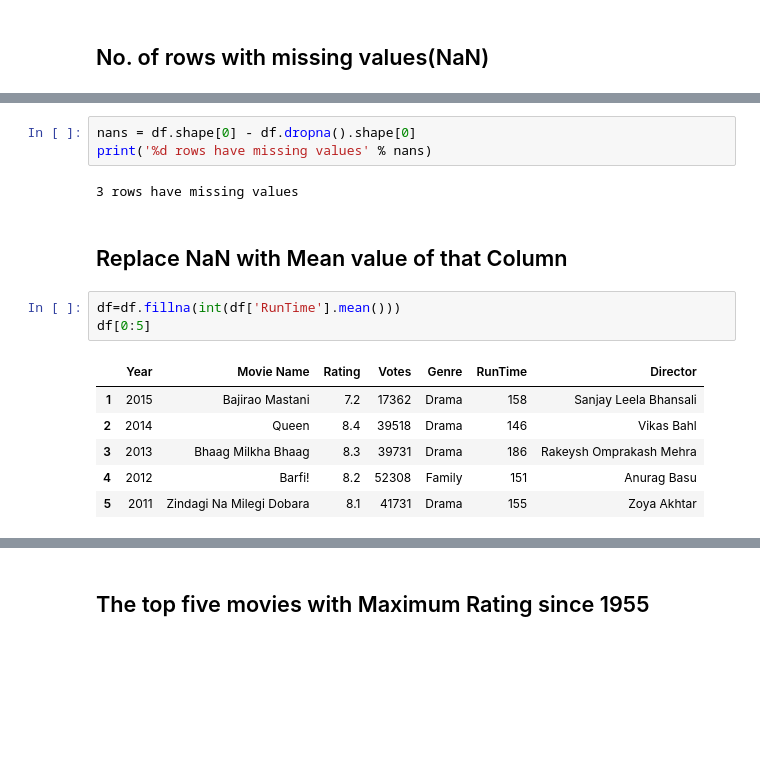
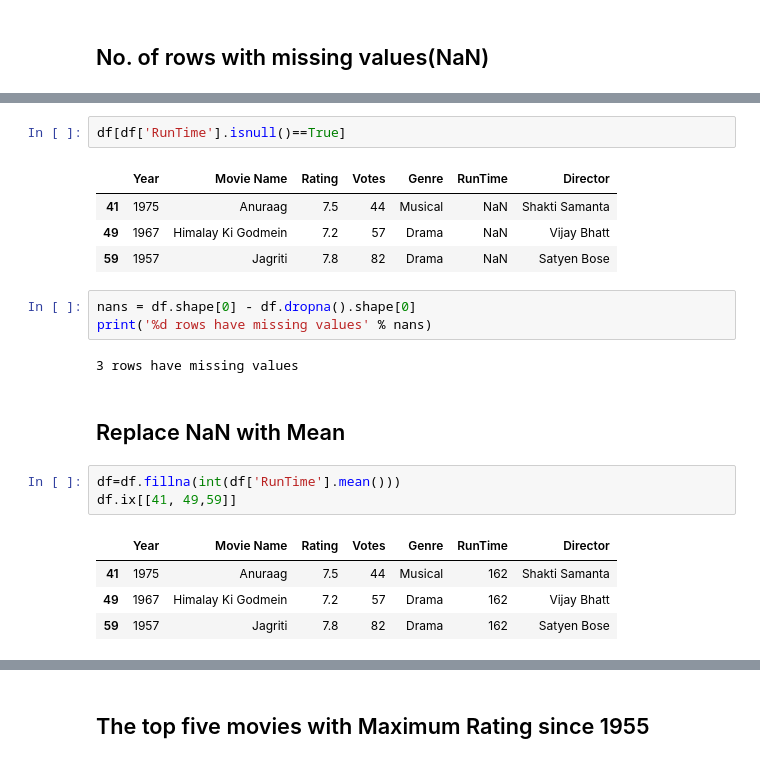
Before and after one commit to min2bro/WebScraping, a Jupyter notebook: WebScrapingnDataAnalysis.ipynb, the cells around one changed output, grey strips where cells are left out. Drawn from its saved outputs; the diff is of its cells as text; blank space fills up the shorter version.

```diff
--- a/WebScrapingnDataAnalysis.ipynb
+++ b/WebScrapingnDataAnalysis.ipynb
@@ -220,20 +235,25 @@ df.head(10)
+# %%
+df[df['RunTime'].isnull()==True]
+# %% [output]
+|  | Year | Movie Name | Rating | Votes | Genre | RunTime | Director |
+| 41 | 1975 | Anuraag | 7.5 | 44 | Musical | NaN | Shakti Samanta |
+| 49 | 1967 | Himalay Ki Godmein | 7.2 | 57 | Drama | NaN | Vijay Bhatt |
+| 59 | 1957 | Jagriti | 7.8 | 82 | Drama | NaN | Satyen Bose |
 # %%
 nans = df.shape[0] - df.dropna().shape[0]
 print('%d rows have missing values' % nans)
 # %% [output]
 3 rows have missing values
 # %% [markdown]
-## Replace NaN with Mean value of that Column
+## Replace NaN with Mean
 # %%
 df=df.fillna(int(df['RunTime'].mean()))
-df[0:5]
+df.ix[[41, 49,59]]
 # %% [output]
 |  | Year | Movie Name | Rating | Votes | Genre | RunTime | Director |
-| 1 | 2015 | Bajirao Mastani | 7.2 | 17362 | Drama | 158 | Sanjay Leela Bhansali |
-| 2 | 2014 | Queen | 8.4 | 39518 | Drama | 146 | Vikas Bahl |
-| 3 | 2013 | Bhaag Milkha Bhaag | 8.3 | 39731 | Drama | 186 | Rakeysh Omprakash Mehra |
-| 4 | 2012 | Barfi! | 8.2 | 52308 | Family | 151 | Anurag Basu |
-| 5 | 2011 | Zindagi Na Milegi Dobara | 8.1 | 41731 | Drama | 155 | Zoya Akhtar |
+| 41 | 1975 | Anuraag | 7.5 | 44 | Musical | 162 | Shakti Samanta |
+| 49 | 1967 | Himalay Ki Godmein | 7.2 | 57 | Drama | 162 | Vijay Bhatt |
+| 59 | 1957 | Jagriti | 7.8 | 82 | Drama | 162 | Satyen Bose |
 # %%
 df.info()
 # %% [output]
```
Also changed, not shown: parts of 53 cells of this notebook, 9 other files.
